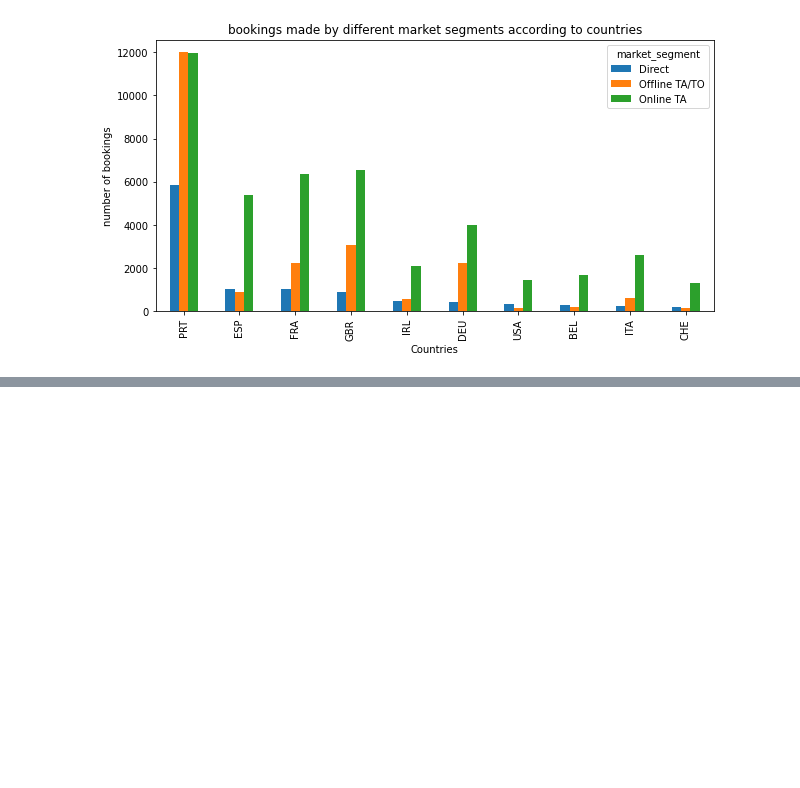
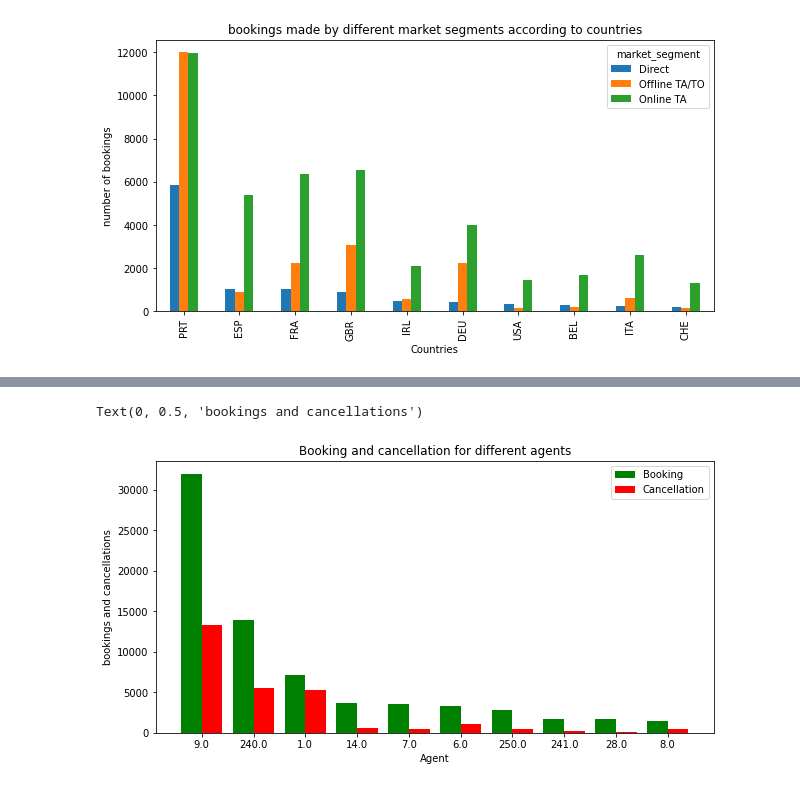
Before and after one commit to shiyasAli/EDA-project-Hotel-Booking-Analysis, a Jupyter notebook: Copy_of_Hotel_Booking_Analysis_Capstone_Project.ipynb, the cells around one changed output, grey strips where cells are left out. Drawn from its saved outputs; the diff is of its cells as text; code cells hidden in the pictures; blank space fills up the shorter version.

```diff
--- a/Copy_of_Hotel_Booking_Analysis_Capstone_Project.ipynb
+++ b/Copy_of_Hotel_Booking_Analysis_Capstone_Project.ipynb
@@ -295,0 +413,3 @@ Text(0, 0.5, 'number of bookings')
+# %%
+booking_by_agent=df['agent'].value_counts().reset_index().rename(columns={'index':'agent','agent':'bookings'})
+booking_by_agent
@@ -295,0 +430,3 @@ Text(0, 0.5, 'number of bookings')
+# %%
+cancellation_by_agent=df[df['is_canceled']==1]['agent'].value_counts().reset_index().rename(columns={'index':'agent','agent':'cancellations'})
+cancellation_by_agent
@@ -295,0 +447,3 @@ Text(0, 0.5, 'number of bookings')
+# %%
+booking_and_cancellation_by_agent=pd.merge(booking_by_agent,cancellation_by_agent,how='left',on='agent').fillna(0)
+booking_and_cancellation_by_agent
@@ -295,0 +464,4 @@ Text(0, 0.5, 'number of bookings')
+# %%
+booking_and_cancellation_by_agent['percentage_cancellation']=round(booking_and_cancellation_by_agent['cancellations']/booking_and_cancellation_by_agent['bookings'],4)*100
+top_10_agents=booking_and_cancellation_by_agent.sort_values('bookings',ascending=False,ignore_index=True).head(10)
+top_10_agents
@@ -295,0 +480,13 @@ Text(0, 0.5, 'number of bookings')
+# %%
+x=np.arange(10)
+width=0.4
+plt.bar(x,top_10_agents['bookings'],width=width,color='g',label='Booking')
+plt.bar(x+width,top_10_agents['cancellations'],width=width,color='r',label='Cancellation')
+plt.xticks(x+width/2,top_10_agents['agent'])
+plt.title('Booking and cancellation for different agents')
+plt.xlabel('Agent')
+plt.legend()
+plt.ylabel('bookings and cancellations')
+# %% [output]
+Text(0, 0.5, 'bookings and cancellations')
+[figure, added]
```
Also changed, not shown: parts of 22 cells of this notebook.
